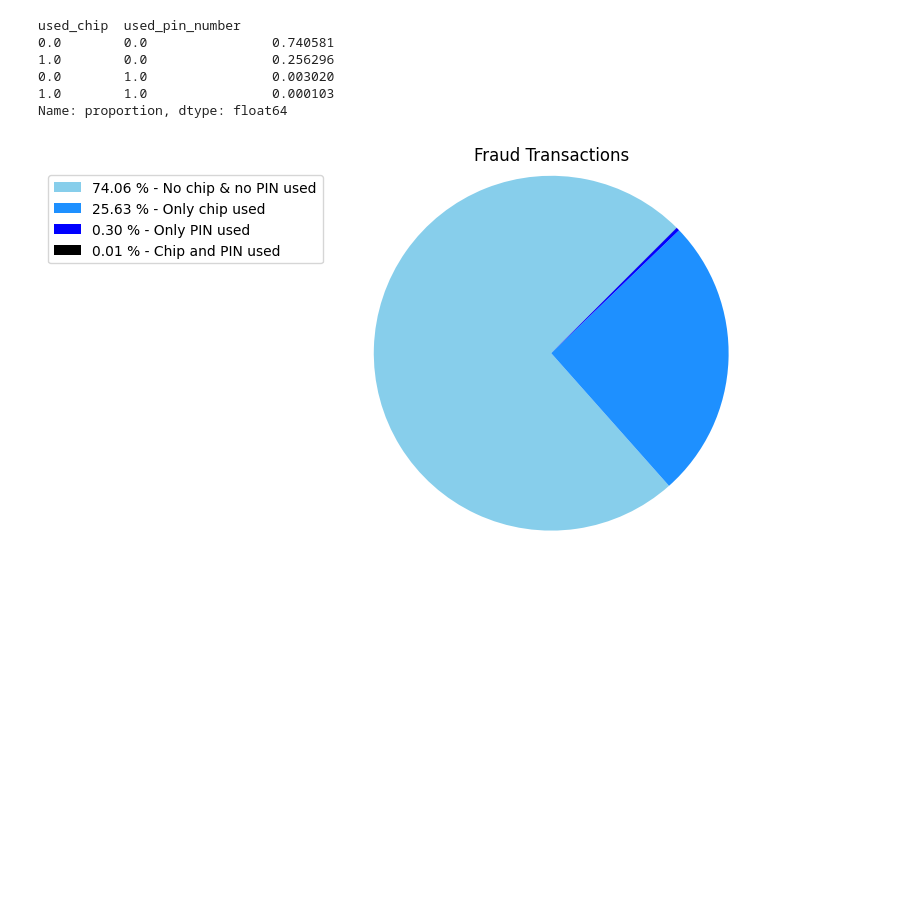
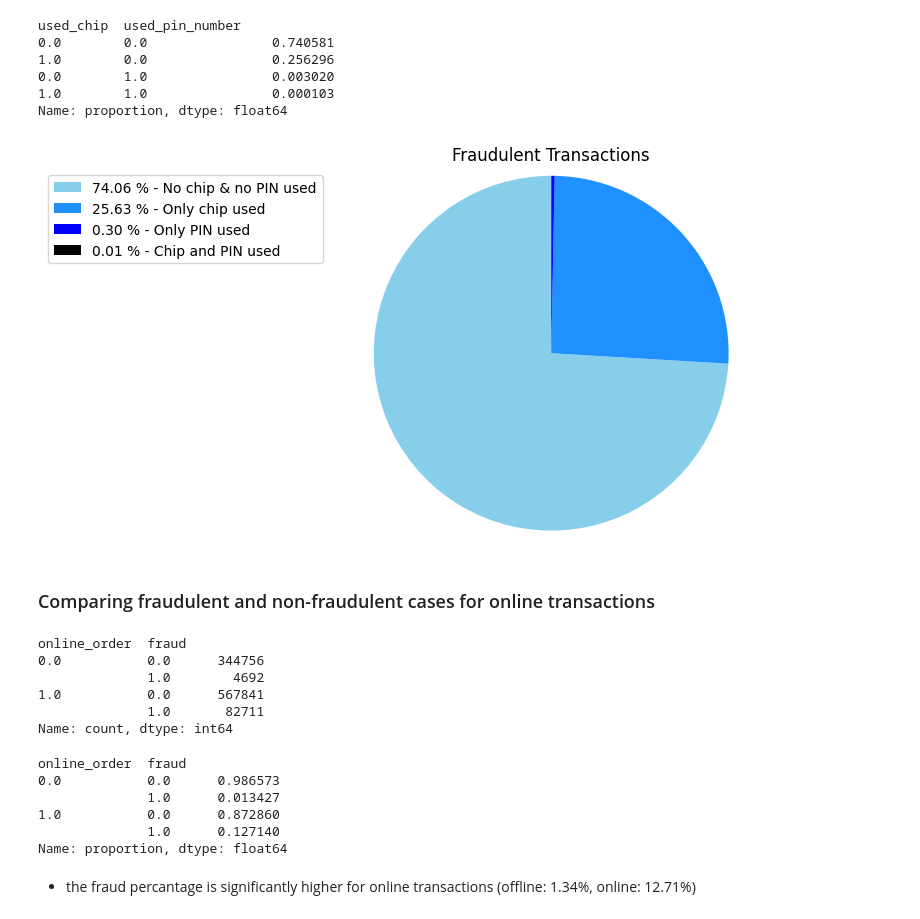
Before and after one commit to bkbugaj/credit-card-fraud-detection, a Jupyter notebook: credit-card-fraud-detection.ipynb, the cells around one changed output. Saved outputs shown, nothing was run; the diff lists cells and outputs as text; code cells hidden in the pictures; blank space fills up the shorter version.

```diff
--- a/credit-card-fraud-detection.ipynb
+++ b/credit-card-fraud-detection.ipynb
@@ -146,21 +197,23 @@ chip_and_pin_fraud_num = df[(df['used_chip'] == 1) & (df['used_pin_number'] == 1
 # %%
 labels = [
     'No chip & no PIN used',
     'Only chip used',
     'Only PIN used',
     'Chip and PIN used']
 sizes = np.array([
     no_chip_no_pin_fraud_num,
     only_chip_fraud_num,
     only_pin_fraud_num,
     chip_and_pin_fraud_num
 ])
 colors = ['skyblue', 'dodgerblue', 'blue', 'black']
 percent = 100.*sizes/sizes.sum()
 labels = ['{1:2.2f} % - {0}'.format(i,j) for i,j in zip(labels, percent)]
-patches, texts = plt.pie(sizes, colors=colors, startangle=45, radius=1.2)
-plt.title("Fraud Transactions")
+patches, texts = plt.pie(sizes, colors=colors, startangle=90, radius=1.2)
+plt.title("Fraudulent Transactions")
 plt.legend(patches, labels, loc='best', bbox_to_anchor=(-0.1, 1.), fontsize=10)
 plt.show();
 # %% [output]
-[figure, old version]
+[figure, new version]
+# %% [markdown]
+### Comparing fraudulent and non-fraudulent cases for online transactions
@@ -166,0 +222,20 @@ plt.show();
+# %%
+online_order_grp.fraud.value_counts()
+# %% [output]
+online_order  fraud
+0.0           0.0      344756
+              1.0        4692
+1.0           0.0      567841
+              1.0       82711
+Name: count, dtype: int64
+# %%
+online_order_grp.fraud.value_counts(normalize=True)
+# %% [output]
+online_order  fraud
+0.0           0.0      0.986573
+              1.0      0.013427
+1.0           0.0      0.872860
+              1.0      0.127140
+Name: proportion, dtype: float64
+# %% [markdown]
+- the fraud percantage is significantly higher for online transactions (offline: 1.34%, online: 12.71%)
```
Also changed, not shown: parts of 9 cells of this notebook.
